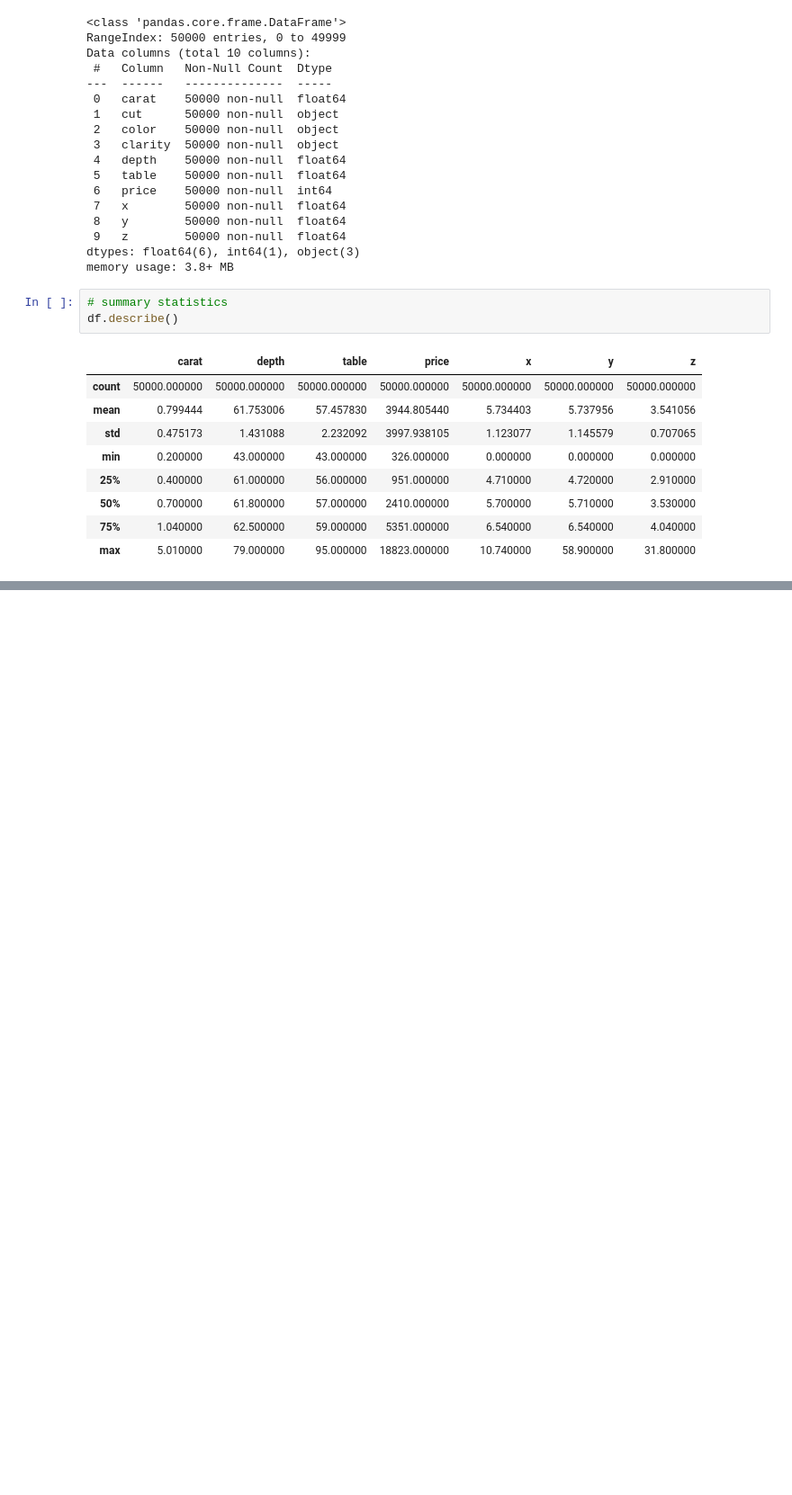
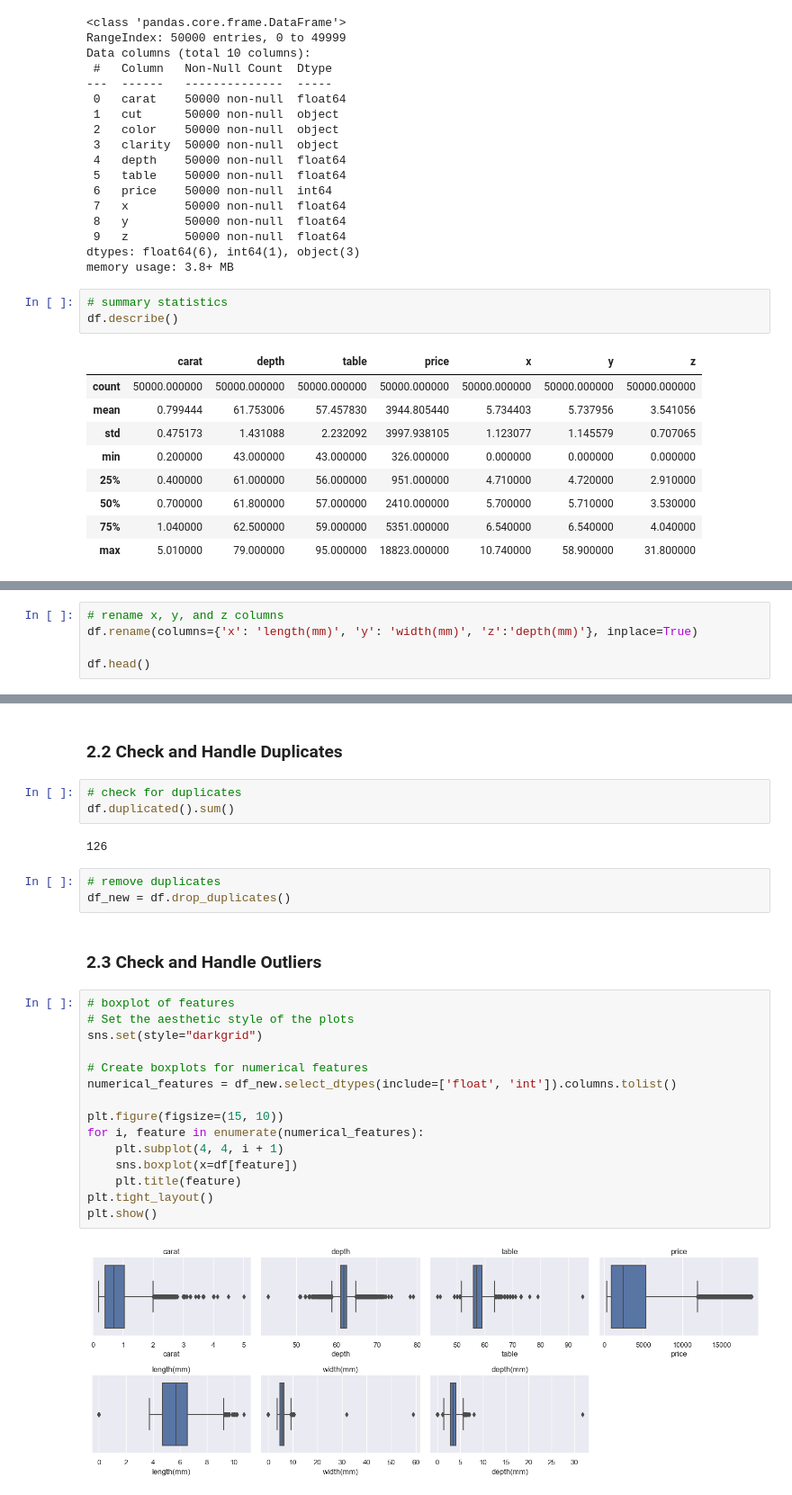
Before and after one commit to UgeneTettey/iiAfrica_IIP_ML, a Jupyter notebook: G1/diamond_price_predition/diamond_price_prediction_Model_Training.ipynb, the cells around one changed output, grey strips where cells are left out. Shown at 90% size. Drawn from its saved outputs; the diff is of its cells as text; blank space fills up the shorter version.

```diff
--- a/G1/diamond_price_predition/diamond_price_prediction_Model_Training.ipynb
+++ b/G1/diamond_price_predition/diamond_price_prediction_Model_Training.ipynb
@@ -62,0 +70,5 @@ df.describe()
+# %%
+# rename x, y, and z columns
+df.rename(columns={'x': 'length(mm)', 'y': 'width(mm)', 'z':'depth(mm)'}, inplace=True)
+
+df.head()
@@ -62,0 +98,29 @@ df.describe()
+# %% [markdown]
+### **2.2 Check and Handle Duplicates**
+# %%
+# check for duplicates
+df.duplicated().sum()
+# %% [output]
+126
+# %%
+# remove duplicates
+df_new = df.drop_duplicates()
+# %% [markdown]
+### **2.3 Check and Handle Outliers**
+# %%
+# boxplot of features
+# Set the aesthetic style of the plots
+sns.set(style="darkgrid")
+
+# Create boxplots for numerical features
+numerical_features = df_new.select_dtypes(include=['float', 'int']).columns.tolist()
+
+plt.figure(figsize=(15, 10))
+for i, feature in enumerate(numerical_features):
+    plt.subplot(4, 4, i + 1)
+    sns.boxplot(x=df[feature])
+    plt.title(feature)
+plt.tight_layout()
+plt.show()
+# %% [output]
+[figure, added]
```
Also changed, not shown: parts of 12 cells of this notebook.
